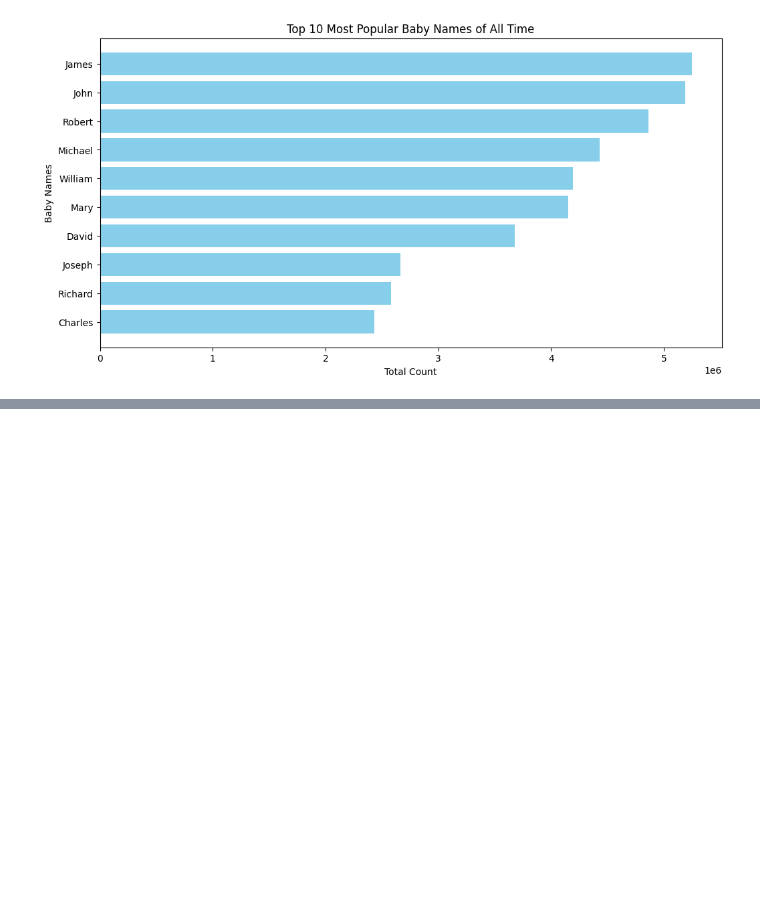
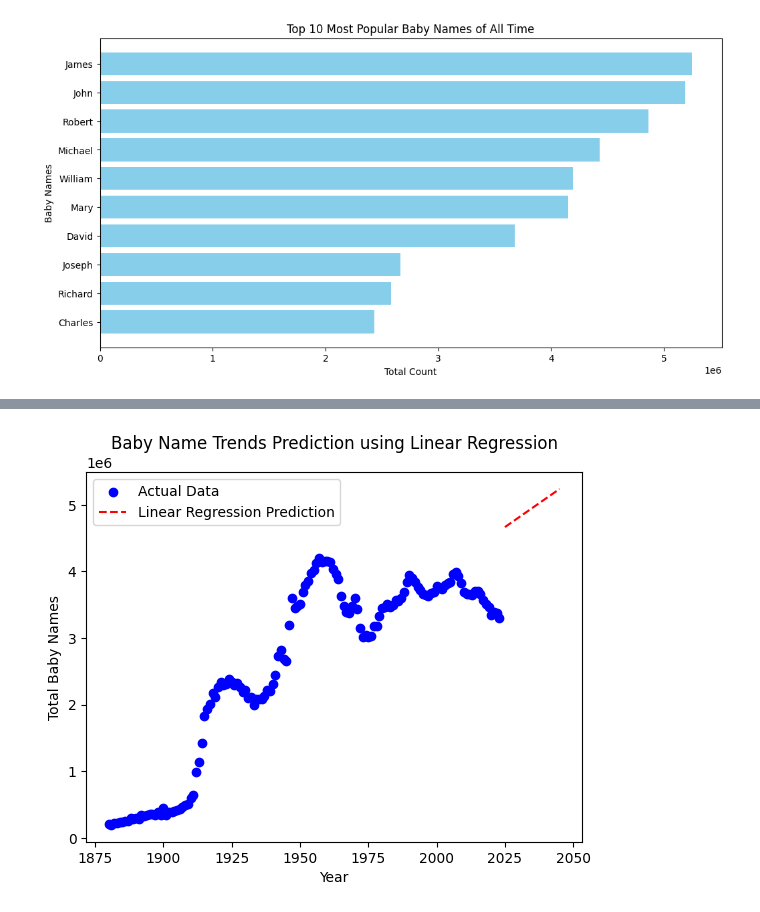
Before and after one commit to A24bhi/Analyzing-Naming-Trends-Using-Python., a Jupyter notebook: Analyzing_Naming_Trends_Using_Python.ipynb, the cells around one changed output, grey strips where cells are left out. Cells and saved outputs as stored; diff of their text form; code cells hidden in the pictures; blank space fills up the shorter version.

```diff
--- a/Analyzing_Naming_Trends_Using_Python.ipynb
+++ b/Analyzing_Naming_Trends_Using_Python.ipynb
@@ -144,0 +216,26 @@ plt.show()
+# %%
+from sklearn.linear_model import LinearRegression
+import numpy as np
+
+# Prepare data for regression
+X = prophet_data["ds"].values.reshape(-1, 1)  # Year
+y = prophet_data["y"].values  # Count
+
+# Train Linear Regression model
+lr_model = LinearRegression()
+lr_model.fit(X, y)
+
+# Predict for future years (e.g., 2025-2045)
+future_years = np.array(range(2025, 2046)).reshape(-1, 1)
+predictions = lr_model.predict(future_years)
+
+# Plot results
+plt.scatter(X, y, color="blue", label="Actual Data")
+plt.plot(future_years, predictions, color="red", linestyle="dashed", label="Linear Regression Prediction")
+plt.xlabel("Year")
+plt.ylabel("Total Baby Names")
+plt.legend()
+plt.title("Baby Name Trends Prediction using Linear Regression")
+plt.show()
+# %% [output]
+[figure, added]
```
Also changed, not shown: parts of 6 cells of this notebook.
